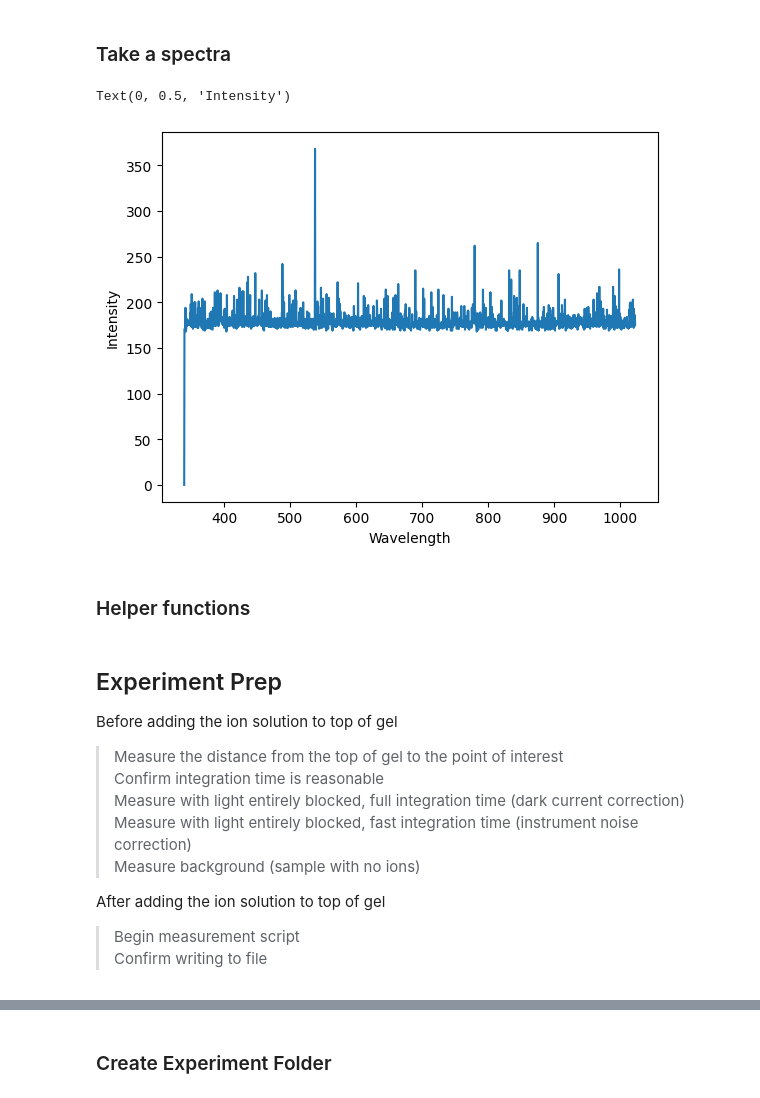
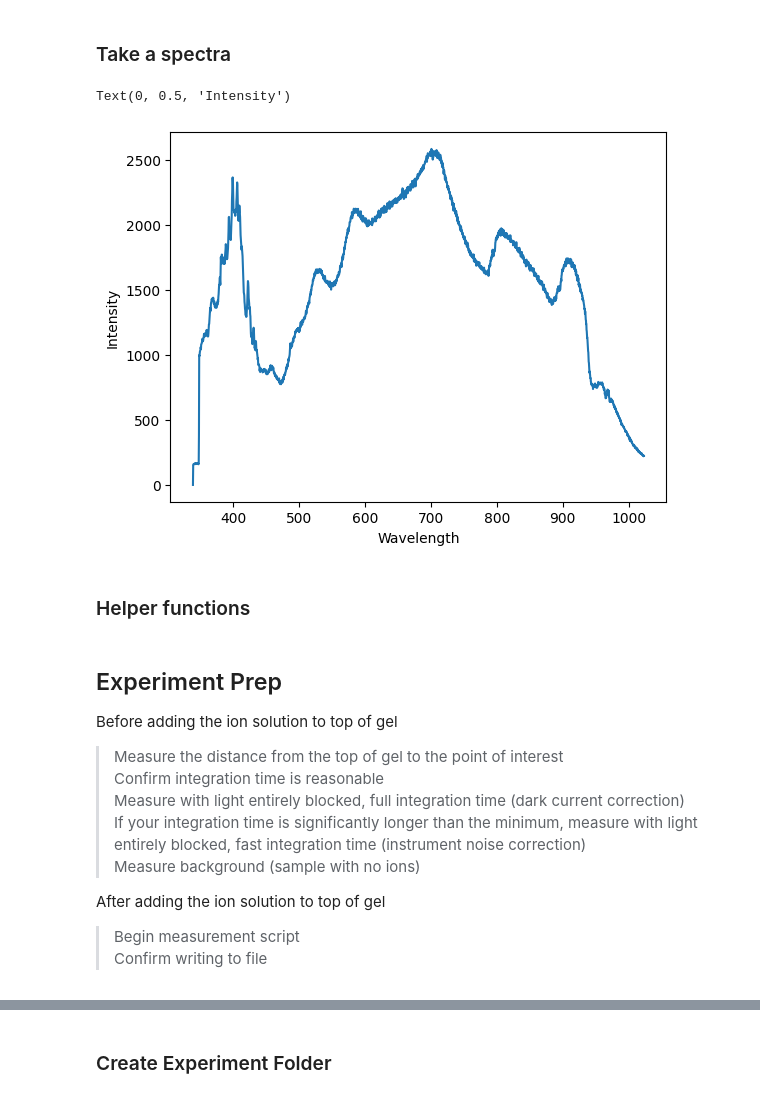
Before and after one commit to zrwylie/Scanning-UVVis-4mmNMRTube, a Jupyter notebook: UVVis-Scanner.ipynb, the cells around one changed output, grey strips where cells are left out. Drawn from its saved outputs; the diff is of its cells as text; code cells hidden in the pictures.

```diff
--- a/UVVis-Scanner.ipynb
+++ b/UVVis-Scanner.ipynb
@@ -35,22 +35,22 @@ spec = Spectrometer.from_first_available()
 ### Take a spectra
 # %%
 # Set integration time
-spec.integration_time_micros(100000)  # 0.1 seconds
+spec.integration_time_micros(10000)  # 0.1 seconds
 
 # Get wavelengths
 wavelengths = spec.wavelengths()
 
 # Get intensities
 intensities = spec.intensities()
 
 data = {'Wavelength':wavelengths, 'Intensity':intensities}
 spectra = pd.DataFrame(data)
 plt.plot(spectra['Wavelength'], spectra['Intensity'])
 plt.xlabel('Wavelength')
 plt.ylabel('Intensity')
 # %% [output]
 Text(0, 0.5, 'Intensity')
-[figure, old version]
+[figure, new version]
 # %% [markdown]
 ### Helper functions
 # %%
@@ -272,7 +272,7 @@ Before adding the ion solution to top of gel
 >Measure the distance from the top of gel to the point of interest\
 >Confirm integration time is reasonable\
 >Measure with light entirely blocked, full integration time (dark current correction)\
->Measure with light entirely blocked, fast integration time (instrument noise correction)\
+>If your integration time is significantly longer than the minimum, measure with light entirely blocked, fast integration time (instrument noise correction)\
 >Measure background (sample with no ions)
 
 After adding the ion solution to top of gel
```
Also changed, not shown: parts of 9 cells of this notebook, 3 other files.
